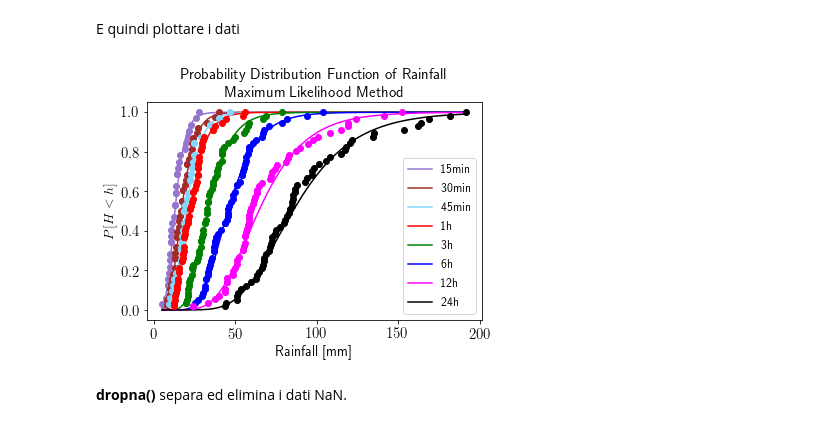
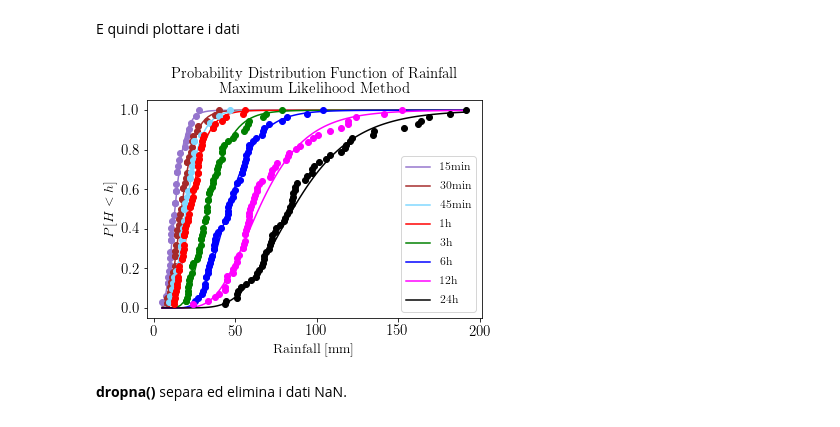
Before and after one commit to akaanzo/rainfall-analysis, a Jupyter notebook: esercitazione/mleCenta.ipynb, the cells around one changed output. Cells and saved outputs as stored; diff of their text form; code cells hidden in the pictures.

```diff
--- a/esercitazione/mleCenta.ipynb
+++ b/esercitazione/mleCenta.ipynb
@@ -276,6 +276,7 @@ gb
 E quindi plottare i dati
 # %%
 plt.rc('text', usetex=True)
+plt.rc('font', family = 'serif')
 plt.rc('xtick', labelsize = 15)
 plt.rc('ytick', labelsize = 15)
 
@@ -306,33 +307,33 @@ ax.plot(data1h, ecdf1h(data1h), 'o', c = 'red')
 
 #--------------3h--------------------
 data3h = data['3h'].dropna()
 ecdf3h = ECDF(data3h)
 ax.plot(data3h, ecdf3h(data3h), 'o', c = 'green')
 
 #--------------6h--------------------
 data6h = data['6h'].dropna()
 ecdf6h = ECDF(data6h)
 ax.plot(data6h, ecdf6h(data6h), 'o', c = 'blue')
 
 #--------------12h-------------------
 data12h = data['12h'].dropna()
 ecdf12h = ECDF(data12h)
 ax.plot(data12h, ecdf12h(data12h), 'o', c = 'magenta')
 
 #--------------24h-------------------
 data24h = data['24h'].dropna()
 ecdf24h = ECDF(data24h)
 ax.plot(data24h, ecdf24h(data24h), 'o', c = 'black')
 
 #----------------------------label--------------------------------------
 ax.set_title('Probability Distribution Function of Rainfall\nMaximum Likelihood Method', fontsize = 15)
 ax.set_xlabel('Rainfall [mm]', fontsize = 14)
 ax.set_ylabel(r'$P[H < h]$', fontsize = 14)
 plt.legend(loc = 4,  fontsize = 12)
 
 #-----------------------------------------------------------------------
 plt.show()
 # %% [output]
-[figure, old version]
+[figure, new version]
 # %% [markdown]
 **dropna()** separa ed elimina i dati NaN.
```
Also changed, not shown: 3 other files.
